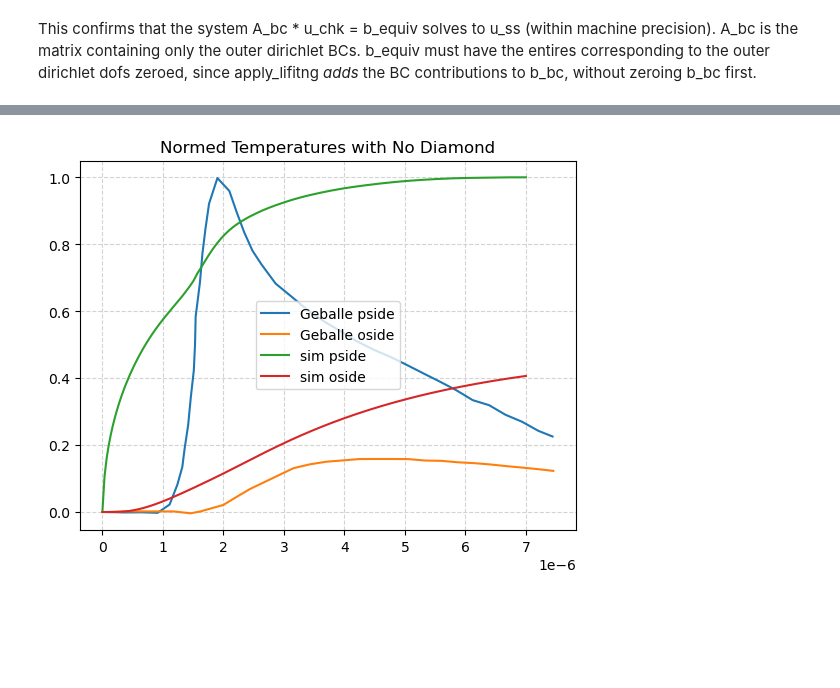
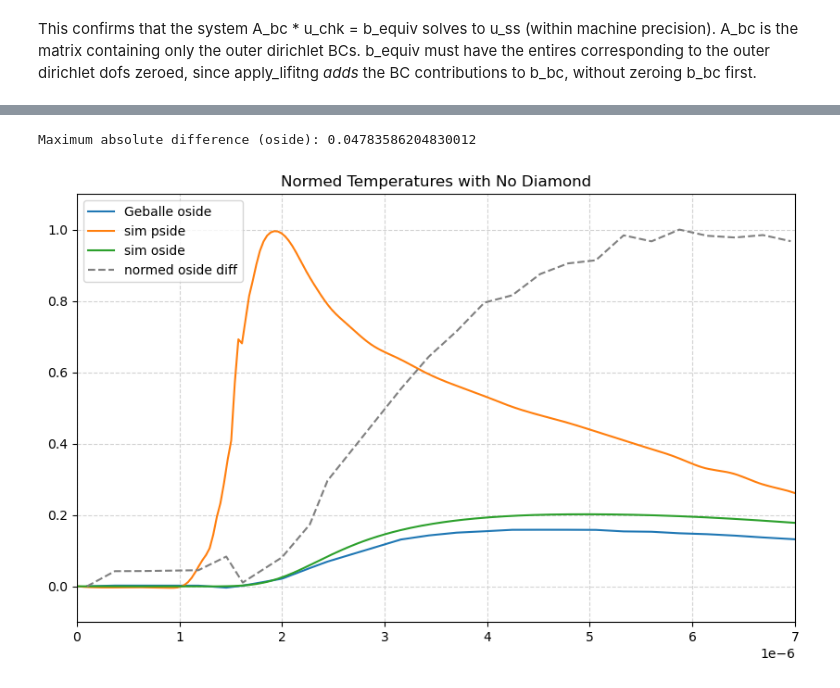
Before and after one commit to cebarker1000/heatflow, a Jupyter notebook: with_ir_steady.ipynb, the cells around one changed output, grey strips where cells are left out. Saved outputs shown, nothing was run; the diff lists cells and outputs as text; code cells hidden in the pictures; blank space fills up the shorter version.

```diff
--- a/with_ir_steady.ipynb
+++ b/with_ir_steady.ipynb
@@ -555,33 +565,61 @@ TypeError: assemble_matrix() got an unexpected keyword argument 'diagonals'
+# %%
+from scipy.interpolate import interp1d
+
+# Interpolate simulated oside to experimental time points
+
+# Only consider times where we have data for oside
+times = df_oside['time']
+
+# Interpolators
+sim_interp = interp1d(sim_df['time'], sim_df['normed oside'], bounds_error=False, fill_value=np.nan)
+exp_interp = interp1d(df_oside['time'], df_oside['normed temperature'], bounds_error=False, fill_value=np.nan)
+
+# Evaluate at common times
+sim_vals = sim_interp(times)
+exp_vals = exp_interp(times)
+
+# Compute absolute differences
+diffs = np.abs(sim_vals - exp_vals)
+norm_diffs = diffs / np.nanmax(diffs)
+
+# Maximum difference
+max_diff = np.nanmax(diffs)
+print("Maximum absolute difference (oside):", max_diff)
+# %% [output]
+Maximum absolute difference (oside): 0.04783586204830012
 # %%
 from io_utilities.xdmf_extract import *
 
 time, data = extract_point_timeseries_xdmf(
     os.path.join(save_folder, 'solution.xdmf'),
     function_name='Temperature (K)',
     query_points=[(bx_ir_pside, 0), (BX_ir_oside, 0)]
 )
 
 sim_df = pd.DataFrame({'time': time,
                        'pside': data[0],
                        'oside': data[1]})
 
 sim_df['normed pside'] = (sim_df['pside'] - sim_df['pside'].iloc[0]) / (sim_df['pside'].max() - sim_df['pside'].min())
 sim_df['normed oside'] = (sim_df['oside'] - sim_df['oside'].iloc[0]) / (sim_df['pside'].max() - sim_df['pside'].min())
 
 import matplotlib.pyplot as plt
-fig, ax = plt.subplots()
+fig, ax = plt.subplots(figsize=(10, 6))
 ax.set_title('Normed Temperatures with No Diamond')
-ax.plot(df_pside['time'], df_pside['normed temperature'], label='Geballe pside')
+#ax.plot(df_pside['time'], df_pside['normed temperature'], label='Geballe pside')
 ax.plot(df_oside['time'], df_oside['normed temperature'], label='Geballe oside')
 ax.plot(sim_df['time'], sim_df['normed pside'], label='sim pside')
 ax.plot(sim_df['time'], sim_df['normed oside'], label='sim oside')
+ax.plot(times, norm_diffs, label='normed oside diff', color='gray', ls='--')
 ax.grid(True, ls = '--', color = 'lightgray')
 
+ax.set_xlim(0.0, time_stop)
+ax.set_ylim(-0.1, 1.1)
 
 ax.legend()
 plt.show()
 # %% [output]
-[figure, old version]
+[figure, new version]
 # %%
 fig, ax = plt.subplots()
 ax.plot(sim_df['time'], sim_df['pside'], label='sim pside')
```
Also changed, not shown: parts of 11 cells of this notebook.
